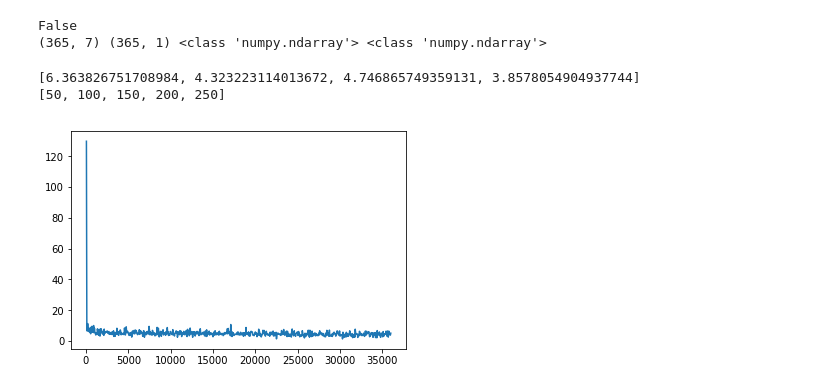
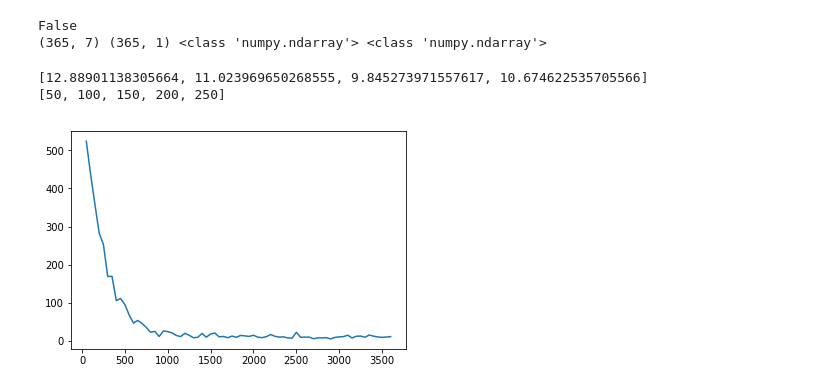
Before and after one commit to nidhaloff/Beer-Consumption, a Jupyter notebook: model.ipynb, the cells around one changed output. Saved outputs shown, nothing was run; the diff lists cells and outputs as text; code cells hidden in the pictures.

```diff
--- a/model.ipynb
+++ b/model.ipynb
@@ -189,13 +189,13 @@ loader = DataLoader(trainset, batch_size=32, shuffle=True)
 class Net(nn.Module):
     def __init__(self, n_features=7, n_out=1):
         super().__init__()
-        self.fc1 = nn.Linear(n_features, 20)
-        self.fc2 = nn.Linear(20, n_out)
-        self.relu = nn.ReLU()
+        self.fc1 = nn.Linear(n_features, n_out)
+        # self.fc2 = nn.Linear(20, n_out)
+        # self.relu = nn.ReLU()
 
     def forward(self, x):
-        out = self.relu(self.fc1(x))
-        out = self.fc2(out)
+        out = self.fc1(x)
+        # out = self.fc2(out)
         return out
 # %%
 model = Net()
@@ -238,15 +238,15 @@ def fit(epochs=100):
 
     return losses, iters
 # %%
-losses, iters = fit(3000)
+losses, iters = fit(300)
 print(losses[-5:-1])
 print(iters[:5])
 plt.plot(iters, losses)
 plt.show()
 # %% [output]
-[6.363826751708984, 4.323223114013672, 4.746865749359131, 3.8578054904937744]
+[12.88901138305664, 11.023969650268555, 9.845273971557617, 10.674622535705566]
 [50, 100, 150, 200, 250]
-[figure, old version]
+[figure, new version]
 # %%
 def test():
     model.eval()
```
Also changed, not shown: parts of 6 cells of this notebook.
